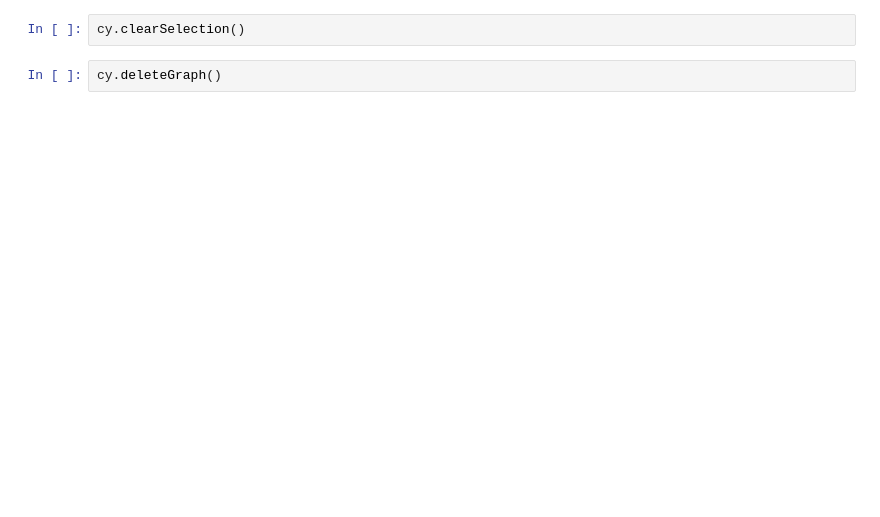
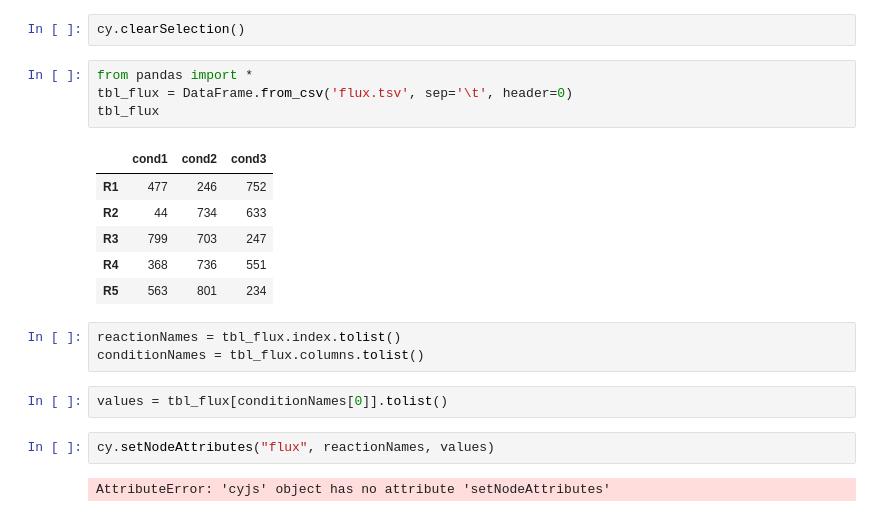
Before and after one commit to paul-shannon/cyjs-jupyter, a Jupyter notebook: self-contained-notebooks/simple/simple.ipynb, the cells around one changed output. Drawn from its saved outputs; the diff is of its cells as text; blank space fills up the shorter version.

Commit message:
added but not tested: setNodeAttributes; duplicated js cell, will next delete the first

```diff
--- a/self-contained-notebooks/simple/simple.ipynb
+++ b/self-contained-notebooks/simple/simple.ipynb
@@ -692,4 +782,22 @@ cy.getSelectedNodes()
 # %%
 cy.clearSelection()
-# %%
-cy.deleteGraph()
+# %%
+from pandas import *
+tbl_flux = DataFrame.from_csv('flux.tsv', sep='\t', header=0)
+tbl_flux
+# %% [output]
+|  | cond1 | cond2 | cond3 |
+| R1 | 477 | 246 | 752 |
+| R2 | 44 | 734 | 633 |
+| R3 | 799 | 703 | 247 |
+| R4 | 368 | 736 | 551 |
+| R5 | 563 | 801 | 234 |
+# %%
+reactionNames = tbl_flux.index.tolist()
+conditionNames = tbl_flux.columns.tolist()
+# %%
+values = tbl_flux[conditionNames[0]].tolist()
+# %%
+cy.setNodeAttributes("flux", reactionNames, values)
+# %% [output]
+AttributeError: 'cyjs' object has no attribute 'setNodeAttributes'
```
Also changed, not shown: parts of 13 cells of this notebook.
